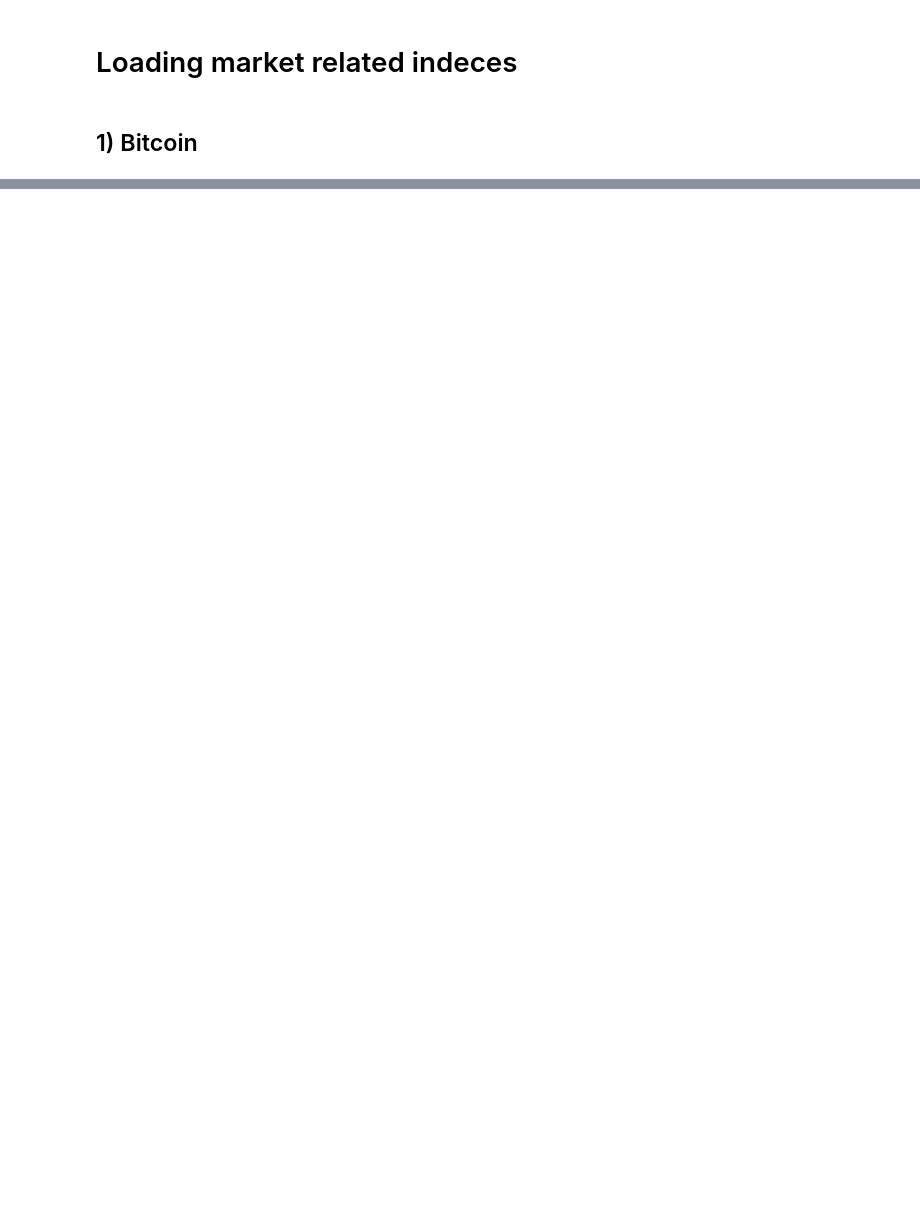
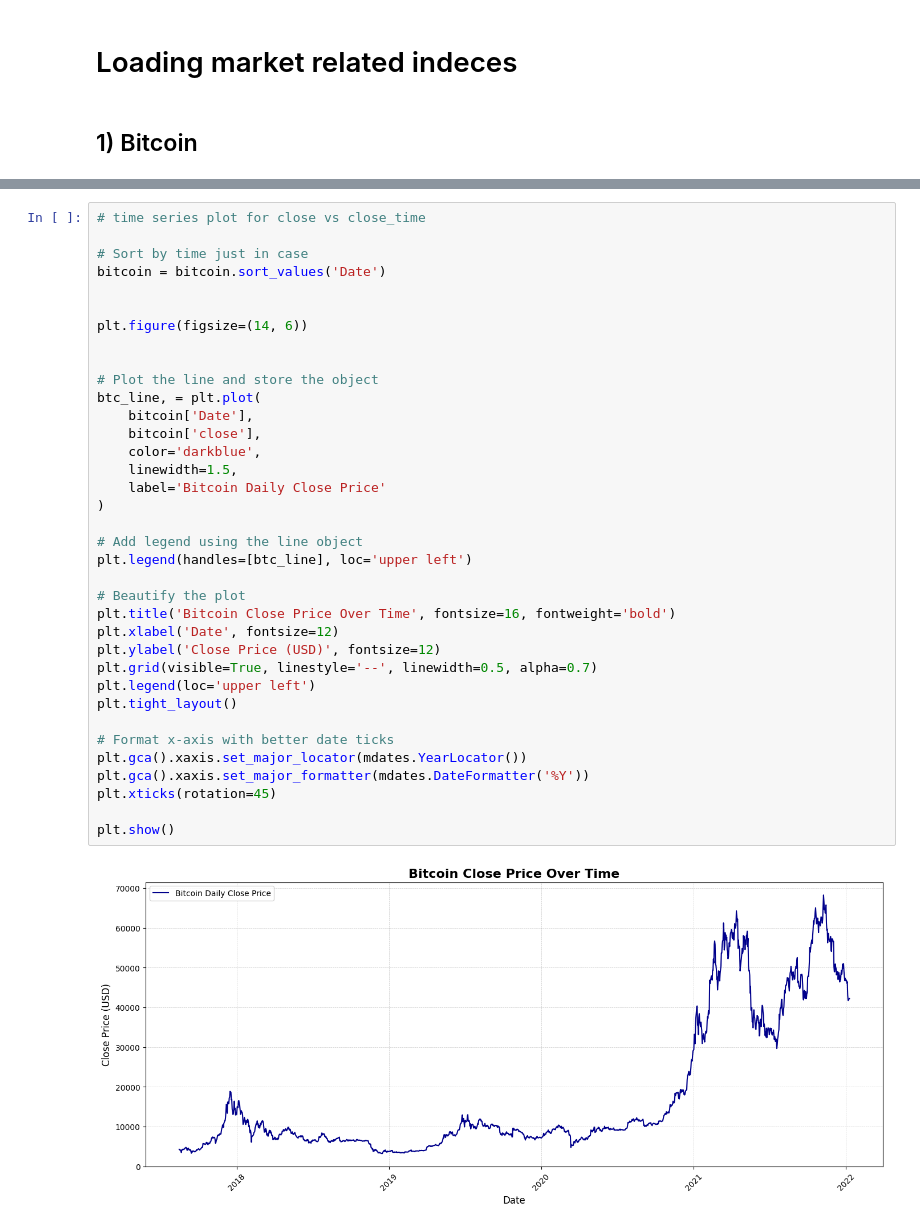
Before and after one commit to maryambahri/Crypto_Economic_Spillover, a Jupyter notebook: Scripts/Data_Preprocessing.ipynb, the cells around one changed output, grey strips where cells are left out. Drawn from its saved outputs; the diff is of its cells as text; blank space fills up the shorter version.

```diff
--- a/Scripts/Data_Preprocessing.ipynb
+++ b/Scripts/Data_Preprocessing.ipynb
@@ -34,0 +94,38 @@ ls: cannot access 'Crypto_Economic_Spillover/Raw': No such file or directory
+# %%
+# time series plot for close vs close_time
+
+# Sort by time just in case
+bitcoin = bitcoin.sort_values('Date')
+
+
+plt.figure(figsize=(14, 6))
+
+
+# Plot the line and store the object
+btc_line, = plt.plot(
+    bitcoin['Date'],
+    bitcoin['close'],
+    color='darkblue',
+    linewidth=1.5,
+    label='Bitcoin Daily Close Price'
+)
+
+# Add legend using the line object
+plt.legend(handles=[btc_line], loc='upper left')
+
+# Beautify the plot
+plt.title('Bitcoin Close Price Over Time', fontsize=16, fontweight='bold')
+plt.xlabel('Date', fontsize=12)
+plt.ylabel('Close Price (USD)', fontsize=12)
+plt.grid(visible=True, linestyle='--', linewidth=0.5, alpha=0.7)
+plt.legend(loc='upper left')
+plt.tight_layout()
+
+# Format x-axis with better date ticks
+plt.gca().xaxis.set_major_locator(mdates.YearLocator())
+plt.gca().xaxis.set_major_formatter(mdates.DateFormatter('%Y'))
+plt.xticks(rotation=45)
+
+plt.show()
+# %% [output]
+[figure, added]
```
Also changed, not shown: parts of 8 cells of this notebook.
